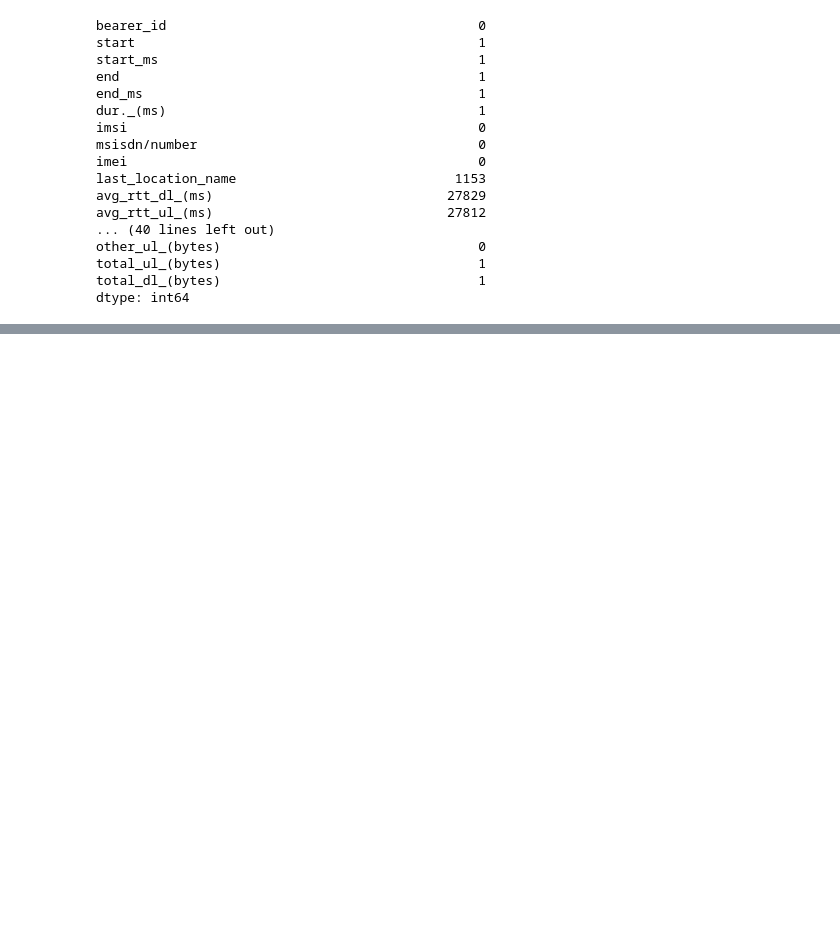
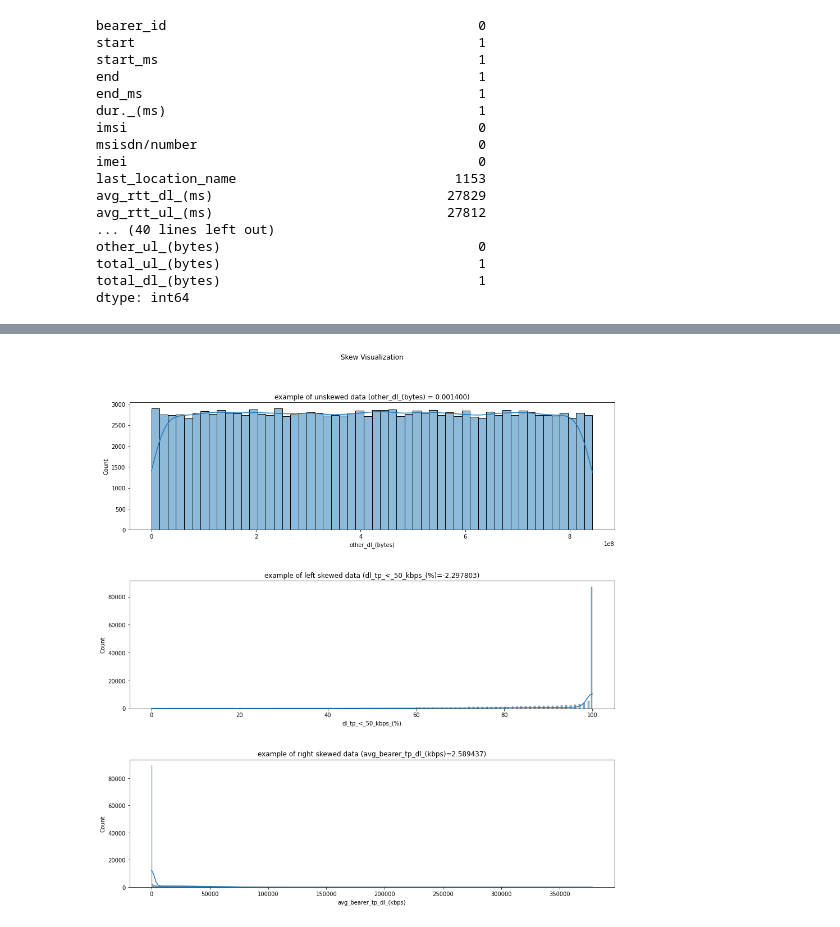
Before and after one commit to Nathnael12/Telecom_data_analysis, a Jupyter notebook: notebooks/data_cleaning.ipynb, the cells around one changed output, grey strips where cells are left out. Saved outputs shown, nothing was run; the diff lists cells and outputs as text; code cells hidden in the pictures; blank space fills up the shorter version.

```diff
--- a/notebooks/data_cleaning.ipynb
+++ b/notebooks/data_cleaning.ipynb
@@ -142,0 +187,21 @@ dtype: int64
+# %%
+fig, axs = plt.subplots(3, 1, figsize=(15, 15),sharex=True)
+plt.subplot(3,1,1,title="example of unskewed data (other_dl_(bytes) = 0.001400)")
+sns.histplot(df["other_dl_(bytes)"],kde=True)
+plt.subplot(3,1,2,title="example of left skewed data (dl_tp_<_50_kbps_(%)=-2.297803)")
+sns.histplot(df["dl_tp_<_50_kbps_(%)"],kde=True)
+plt.subplot(3,1,3,title="example of right skewed data (avg_bearer_tp_dl_(kbps)=2.589437)")
+sns.histplot(df["avg_bearer_tp_dl_(kbps)"],kde=True)
+plt.suptitle("Skew Visualization")
+
+# set the spacing between subplots
+plt.subplots_adjust(left=0.1,
+                    bottom=0.1,
+                    right=0.9,
+                    top=0.9,
+                    wspace=0.4,
+                    hspace=0.4)
+
+plt.show()
+# %% [output]
+[figure, added]
```
Also changed, not shown: parts of 9 cells of this notebook.
